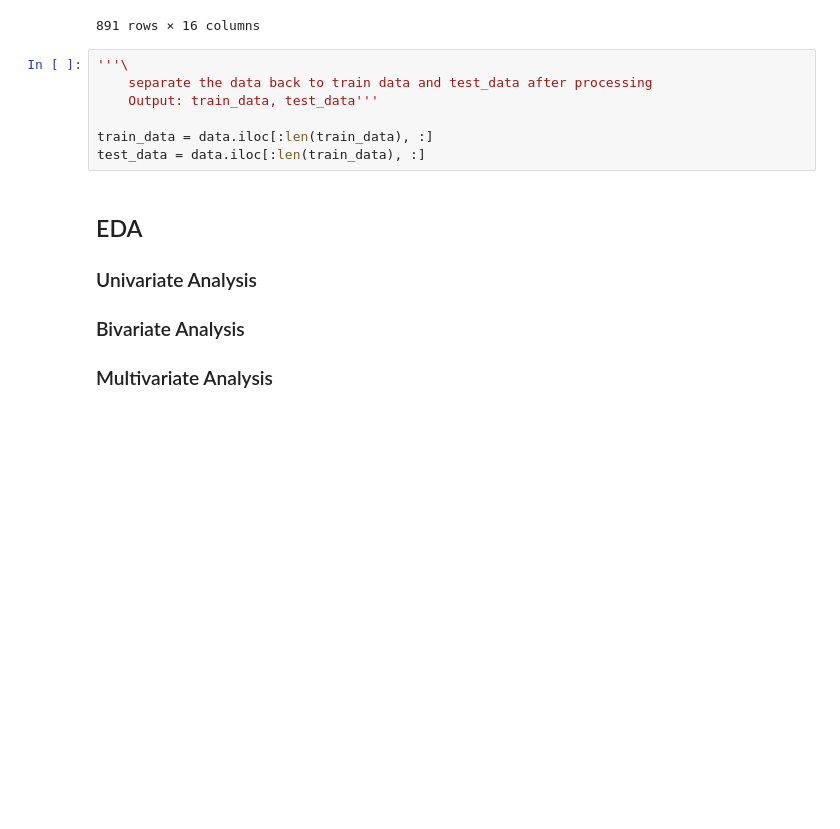
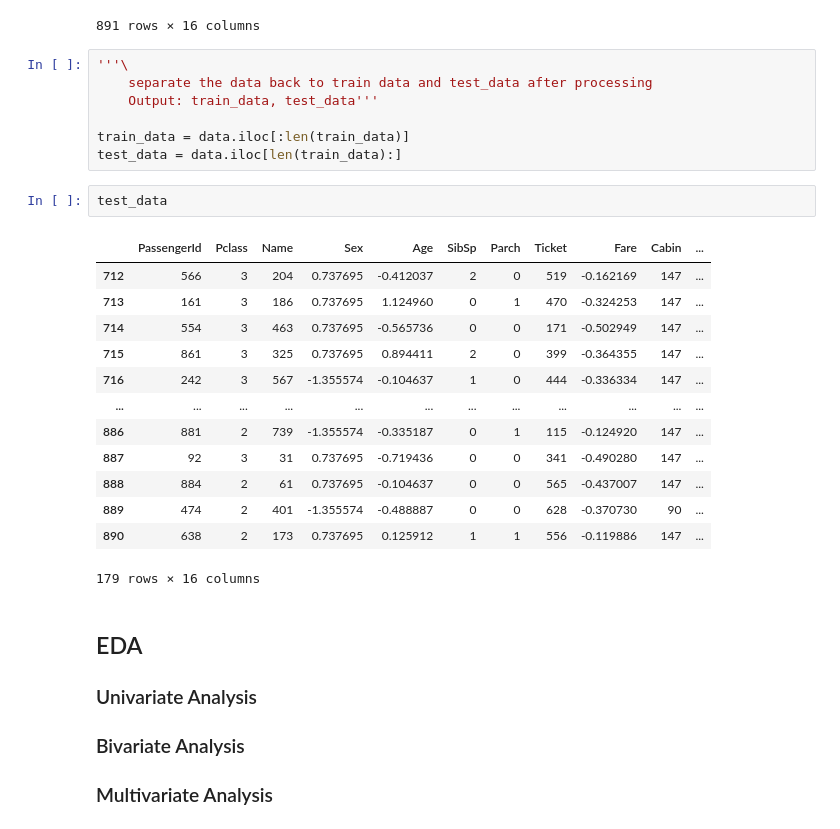
Before and after one commit to ebenezer-quayson/Titanic_Prediction_ML, a Jupyter notebook: Notebooks/model_training.ipynb, the cells around one changed output. Saved outputs shown, nothing was run; the diff lists cells and outputs as text; blank space fills up the shorter version.

```diff
--- a/Notebooks/model_training.ipynb
+++ b/Notebooks/model_training.ipynb
@@ -232,8 +232,24 @@ data
     separate the data back to train data and test_data after processing
     Output: train_data, test_data'''
 
-train_data = data.iloc[:len(train_data), :]
-test_data = data.iloc[:len(train_data), :]
+train_data = data.iloc[:len(train_data)]
+test_data = data.iloc[len(train_data):]
+# %%
+test_data
+# %% [output]
+|  | PassengerId | Pclass | Name | Sex | Age | SibSp | Parch | Ticket | Fare | Cabin | ... |
+| 712 | 566 | 3 | 204 | 0.737695 | -0.412037 | 2 | 0 | 519 | -0.162169 | 147 | ... |
+| 713 | 161 | 3 | 186 | 0.737695 | 1.124960 | 0 | 1 | 470 | -0.324253 | 147 | ... |
+| 714 | 554 | 3 | 463 | 0.737695 | -0.565736 | 0 | 0 | 171 | -0.502949 | 147 | ... |
+| 715 | 861 | 3 | 325 | 0.737695 | 0.894411 | 2 | 0 | 399 | -0.364355 | 147 | ... |
+| 716 | 242 | 3 | 567 | -1.355574 | -0.104637 | 1 | 0 | 444 | -0.336334 | 147 | ... |
+| ... | ... | ... | ... | ... | ... | ... | ... | ... | ... | ... | ... |
+| 886 | 881 | 2 | 739 | -1.355574 | -0.335187 | 0 | 1 | 115 | -0.124920 | 147 | ... |
+| 887 | 92 | 3 | 31 | 0.737695 | -0.719436 | 0 | 0 | 341 | -0.490280 | 147 | ... |
+| 888 | 884 | 2 | 61 | 0.737695 | -0.104637 | 0 | 0 | 565 | -0.437007 | 147 | ... |
+| 889 | 474 | 2 | 401 | -1.355574 | -0.488887 | 0 | 0 | 628 | -0.370730 | 90 | ... |
+| 890 | 638 | 2 | 173 | 0.737695 | 0.125912 | 1 | 1 | 556 | -0.119886 | 147 | ... |
+179 rows × 16 columns
 # %% [markdown]
 ## EDA
 ### Univariate Analysis
```
Also changed, not shown: parts of 10 cells of this notebook, 1 other file.
